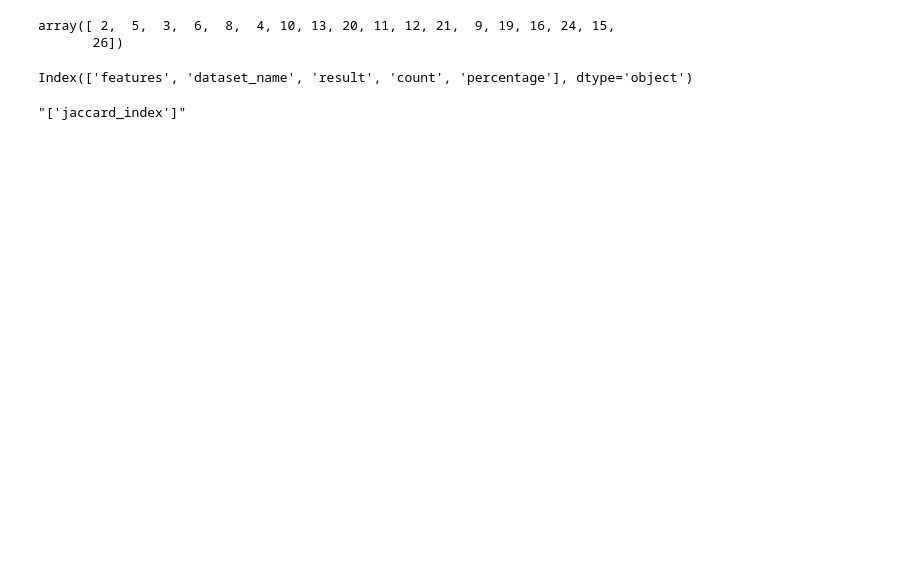
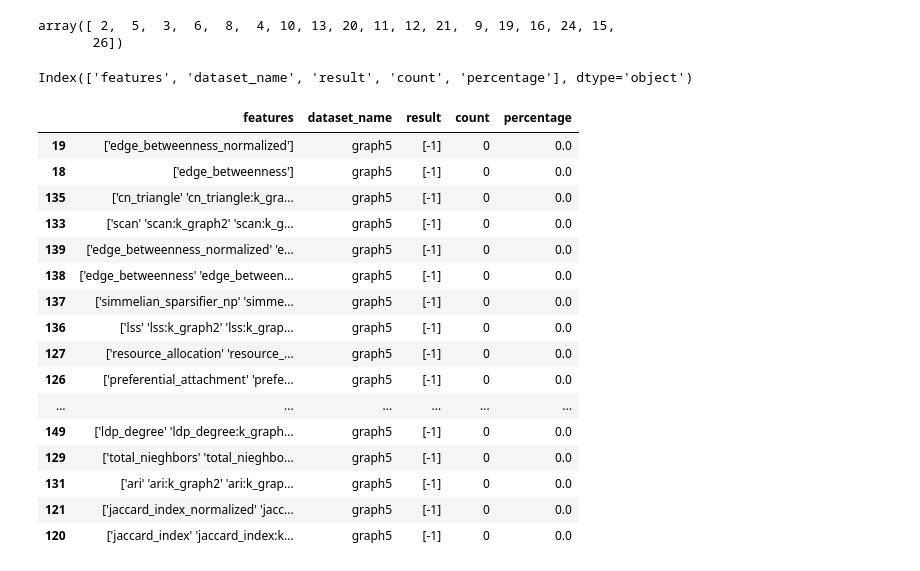
Before and after one commit to Kujonick/Analysis-of-graph-topological-descriptors-for-the-graph-isomorphism-problem, a Jupyter notebook: notebooks/tests.ipynb, the cells around one changed output. Saved outputs shown, nothing was run; the diff lists cells and outputs as text; code cells hidden in the pictures; blank space fills up the shorter version.

```diff
--- a/notebooks/tests.ipynb
+++ b/notebooks/tests.ipynb
@@ -155,10 +161,26 @@ test_data['features'] = test_data['features'].astype('string').astype('category'
 test_data.columns
 # %% [output]
 Index(['features', 'dataset_name', 'result', 'count', 'percentage'], dtype='object')
-# %%
-test_data['features'].iloc[0]
-# %% [output]
-"['jaccard_index']"
+# %%
+test_data.sort_values('count').head(20)
+# %% [output]
+|  | features | dataset_name | result | count | percentage |
+| 19 | ['edge_betweenness_normalized'] | graph5 | [-1] | 0 | 0.0 |
+| 18 | ['edge_betweenness'] | graph5 | [-1] | 0 | 0.0 |
+| 135 | ['cn_triangle' 'cn_triangle:k_gra... | graph5 | [-1] | 0 | 0.0 |
+| 133 | ['scan' 'scan:k_graph2' 'scan:k_g... | graph5 | [-1] | 0 | 0.0 |
+| 139 | ['edge_betweenness_normalized' 'e... | graph5 | [-1] | 0 | 0.0 |
+| 138 | ['edge_betweenness' 'edge_between... | graph5 | [-1] | 0 | 0.0 |
+| 137 | ['simmelian_sparsifier_np' 'simme... | graph5 | [-1] | 0 | 0.0 |
+| 136 | ['lss' 'lss:k_graph2' 'lss:k_grap... | graph5 | [-1] | 0 | 0.0 |
+| 127 | ['resource_allocation' 'resource_... | graph5 | [-1] | 0 | 0.0 |
+| 126 | ['preferential_attachment' 'prefe... | graph5 | [-1] | 0 | 0.0 |
+| ... | ... | ... | ... | ... | ... |
+| 149 | ['ldp_degree' 'ldp_degree:k_graph... | graph5 | [-1] | 0 | 0.0 |
+| 129 | ['total_nieghbors' 'total_nieghbo... | graph5 | [-1] | 0 | 0.0 |
+| 131 | ['ari' 'ari:k_graph2' 'ari:k_grap... | graph5 | [-1] | 0 | 0.0 |
+| 121 | ['jaccard_index_normalized' 'jacc... | graph5 | [-1] | 0 | 0.0 |
+| 120 | ['jaccard_index' 'jaccard_index:k... | graph5 | [-1] | 0 | 0.0 |
 # %%
 # data2d = test_data[~test_data['features'].str.contains('graph')].pivot(index="features", columns="dataset_name", values="percentage")
 # data2d = test_data[test_data['features'].str.contains(':k_graph2')].pivot(index="features", columns="dataset_name", values="percentage")
```
Also changed, not shown: parts of 13 cells of this notebook, 4 other files.
